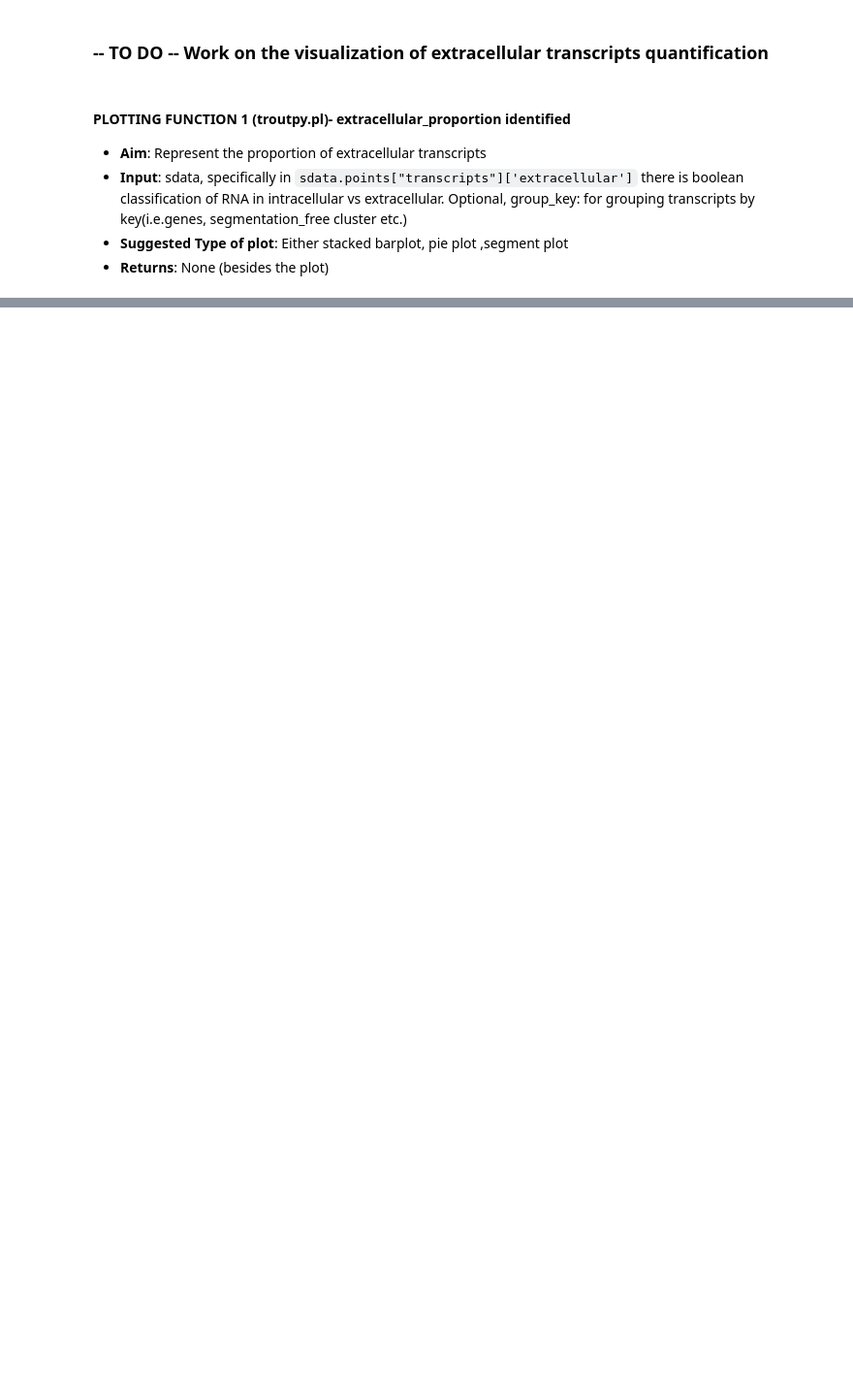
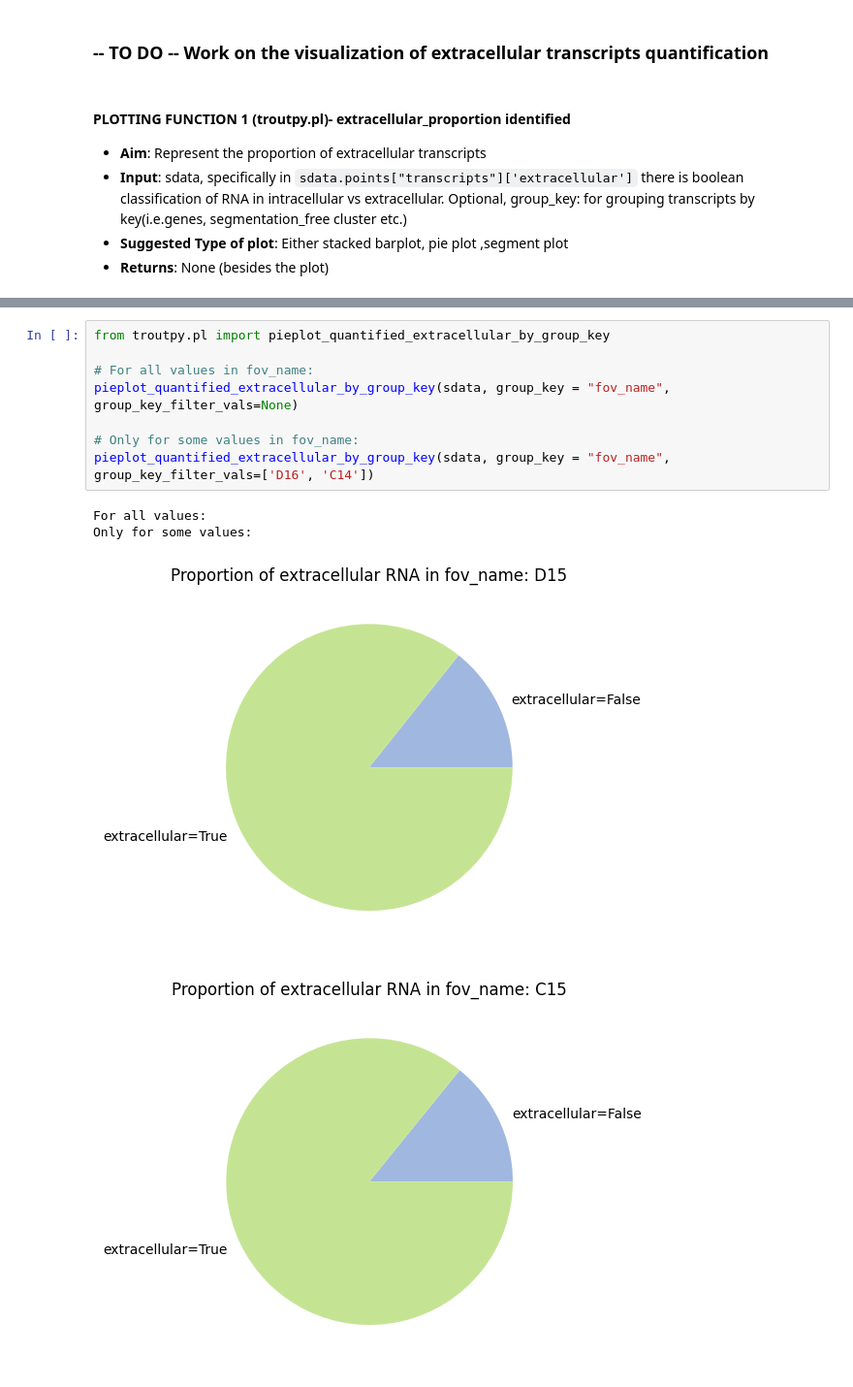
Before and after one commit to theislab/troutpy, a Jupyter notebook: notebooks/spatialdata_tutorials/2_run_segmentation_free.ipynb, the cells around one changed output, grey strips where cells are left out. Shown at 97% size. Saved outputs shown, nothing was run; the diff lists cells and outputs as text; blank space fills up the shorter version.

```diff
--- a/notebooks/spatialdata_tutorials/2_run_segmentation_free.ipynb
+++ b/notebooks/spatialdata_tutorials/2_run_segmentation_free.ipynb
@@ -99,0 +120,13 @@ troutpy.pl.plot_crosstab(
+# %%
+from troutpy.pl import pieplot_quantified_extracellular_by_group_key
+
+# For all values in fov_name:
+pieplot_quantified_extracellular_by_group_key(sdata, group_key = "fov_name", group_key_filter_vals=None)
+
+# Only for some values in fov_name:
+pieplot_quantified_extracellular_by_group_key(sdata, group_key = "fov_name", group_key_filter_vals=['D16', 'C14'])
+# %% [output]
+For all values:
+Only for some values:
+[figure, added]
+[figure, added]
```
Also changed, not shown: parts of 8 cells of this notebook, 2 other files.
